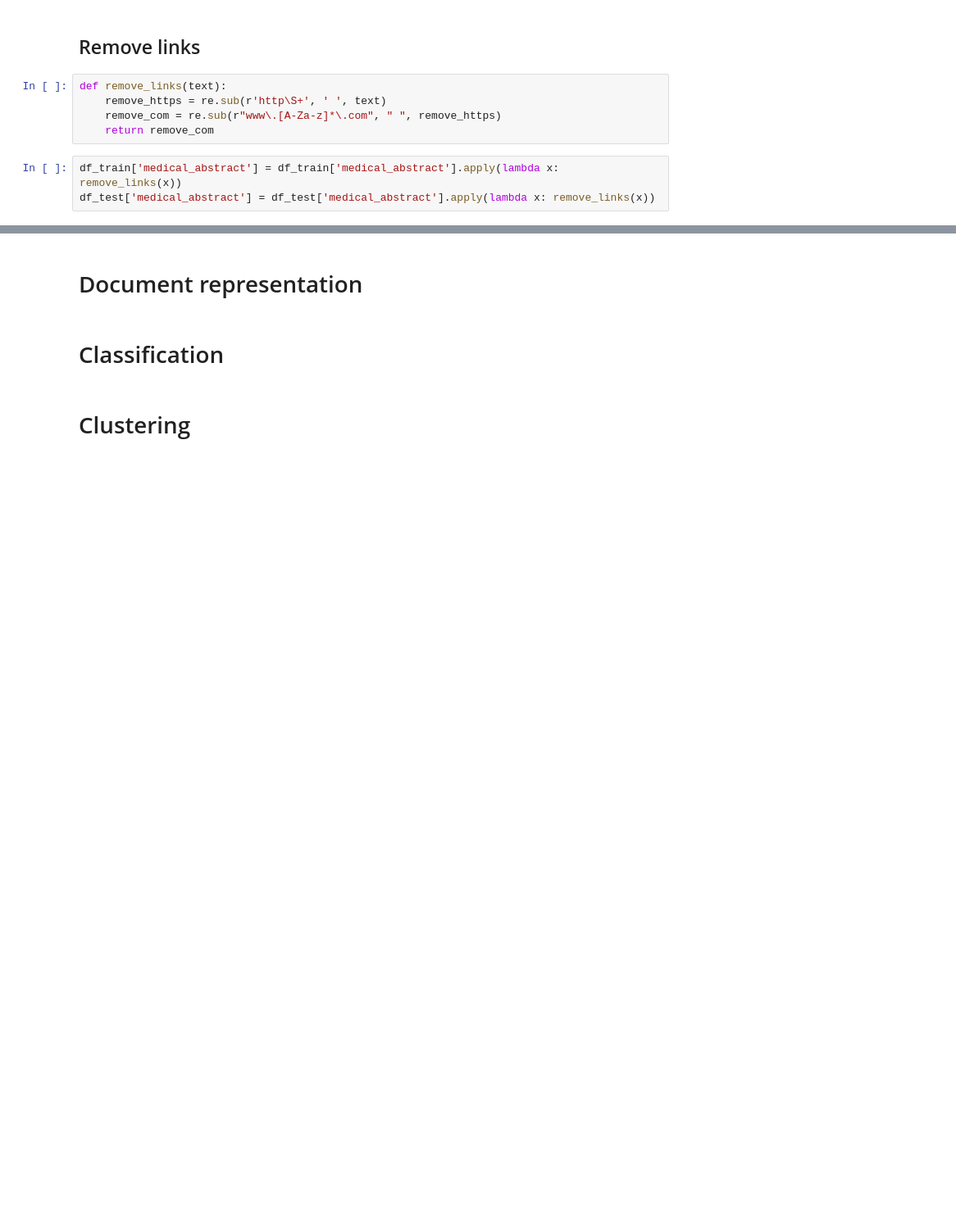
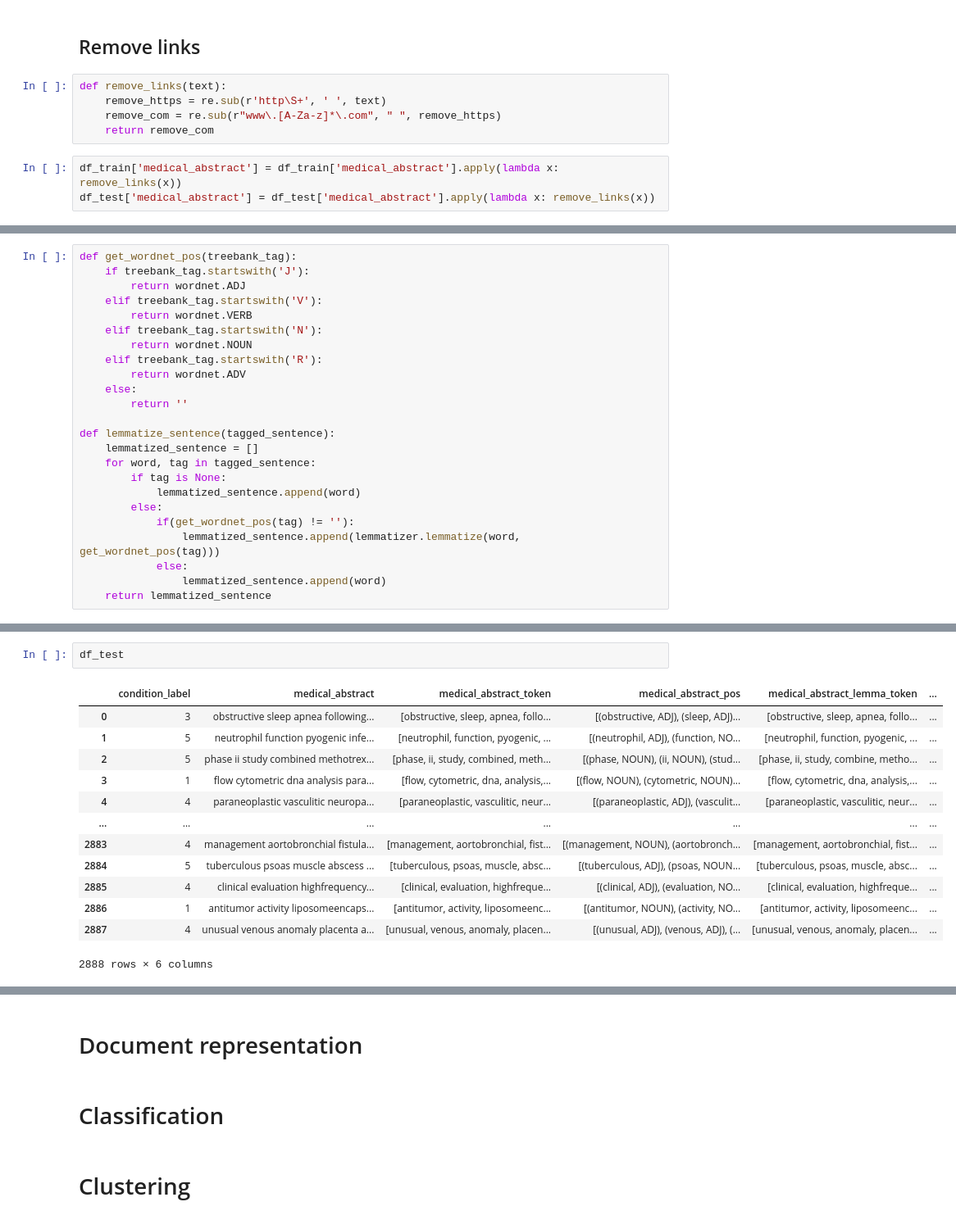
Before and after one commit to lucaMilazzo/TMSmilazzoPagnini2023, a Jupyter notebook: main.ipynb, the cells around one changed output, grey strips where cells are left out. Shown at 82% size. Saved outputs shown, nothing was run; the diff lists cells and outputs as text; blank space fills up the shorter version.

```diff
--- a/main.ipynb
+++ b/main.ipynb
@@ -300,0 +403,24 @@ df_test['medical_abstract'] = df_test['medical_abstract'].apply(lambda x: remove
+# %%
+def get_wordnet_pos(treebank_tag):
+    if treebank_tag.startswith('J'):
+        return wordnet.ADJ
+    elif treebank_tag.startswith('V'):
+        return wordnet.VERB
+    elif treebank_tag.startswith('N'):
+        return wordnet.NOUN
+    elif treebank_tag.startswith('R'):
+        return wordnet.ADV
+    else:
+        return ''
+
+def lemmatize_sentence(tagged_sentence):
+    lemmatized_sentence = []
+    for word, tag in tagged_sentence:
+        if tag is None:
+            lemmatized_sentence.append(word)
+        else:
+            if(get_wordnet_pos(tag) != ''):
+                lemmatized_sentence.append(lemmatizer.lemmatize(word, get_wordnet_pos(tag)))
+            else:
+                lemmatized_sentence.append(word)
+    return lemmatized_sentence
@@ -300,0 +470,16 @@ df_test['medical_abstract'] = df_test['medical_abstract'].apply(lambda x: remove
+# %%
+df_test
+# %% [output]
+|  | condition_label | medical_abstract | medical_abstract_token | medical_abstract_pos | medical_abstract_lemma_token | ... |
+| 0 | 3 | obstructive sleep apnea following... | [obstructive, sleep, apnea, follo... | [(obstructive, ADJ), (sleep, ADJ)... | [obstructive, sleep, apnea, follo... | ... |
+| 1 | 5 | neutrophil function pyogenic infe... | [neutrophil, function, pyogenic, ... | [(neutrophil, ADJ), (function, NO... | [neutrophil, function, pyogenic, ... | ... |
+| 2 | 5 | phase ii study combined methotrex... | [phase, ii, study, combined, meth... | [(phase, NOUN), (ii, NOUN), (stud... | [phase, ii, study, combine, metho... | ... |
+| 3 | 1 | flow cytometric dna analysis para... | [flow, cytometric, dna, analysis,... | [(flow, NOUN), (cytometric, NOUN)... | [flow, cytometric, dna, analysis,... | ... |
+| 4 | 4 | paraneoplastic vasculitic neuropa... | [paraneoplastic, vasculitic, neur... | [(paraneoplastic, ADJ), (vasculit... | [paraneoplastic, vasculitic, neur... | ... |
+| ... | ... | ... | ... | ... | ... | ... |
+| 2883 | 4 | management aortobronchial fistula... | [management, aortobronchial, fist... | [(management, NOUN), (aortobronch... | [management, aortobronchial, fist... | ... |
+| 2884 | 5 | tuberculous psoas muscle abscess ... | [tuberculous, psoas, muscle, absc... | [(tuberculous, ADJ), (psoas, NOUN... | [tuberculous, psoas, muscle, absc... | ... |
+| 2885 | 4 | clinical evaluation highfrequency... | [clinical, evaluation, highfreque... | [(clinical, ADJ), (evaluation, NO... | [clinical, evaluation, highfreque... | ... |
+| 2886 | 1 | antitumor activity liposomeencaps... | [antitumor, activity, liposomeenc... | [(antitumor, NOUN), (activity, NO... | [antitumor, activity, liposomeenc... | ... |
+| 2887 | 4 | unusual venous anomaly placenta a... | [unusual, venous, anomaly, placen... | [(unusual, ADJ), (venous, ADJ), (... | [unusual, venous, anomaly, placen... | ... |
+2888 rows × 6 columns
```
Also changed, not shown: parts of 39 cells of this notebook, 2 other files.
